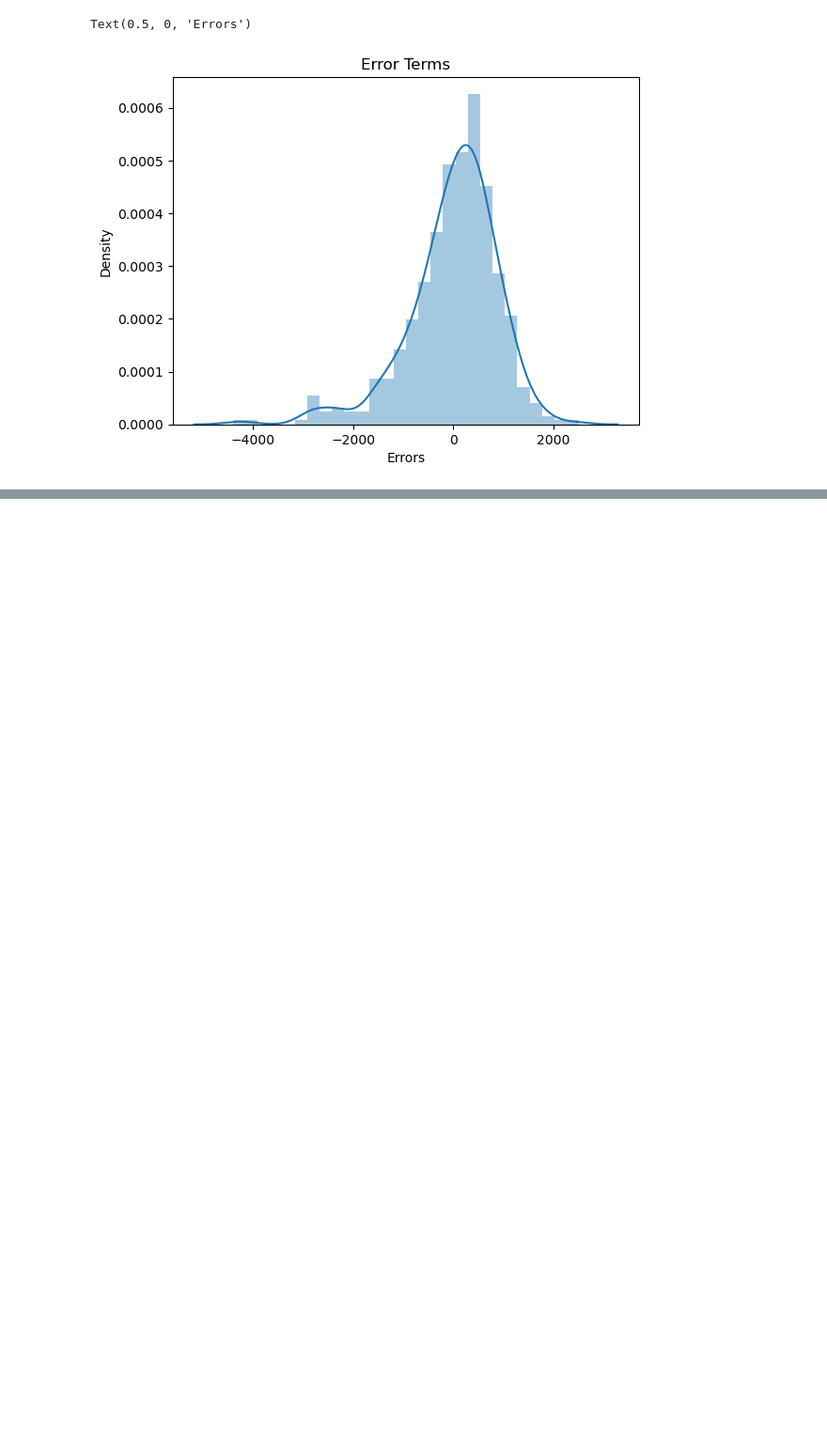
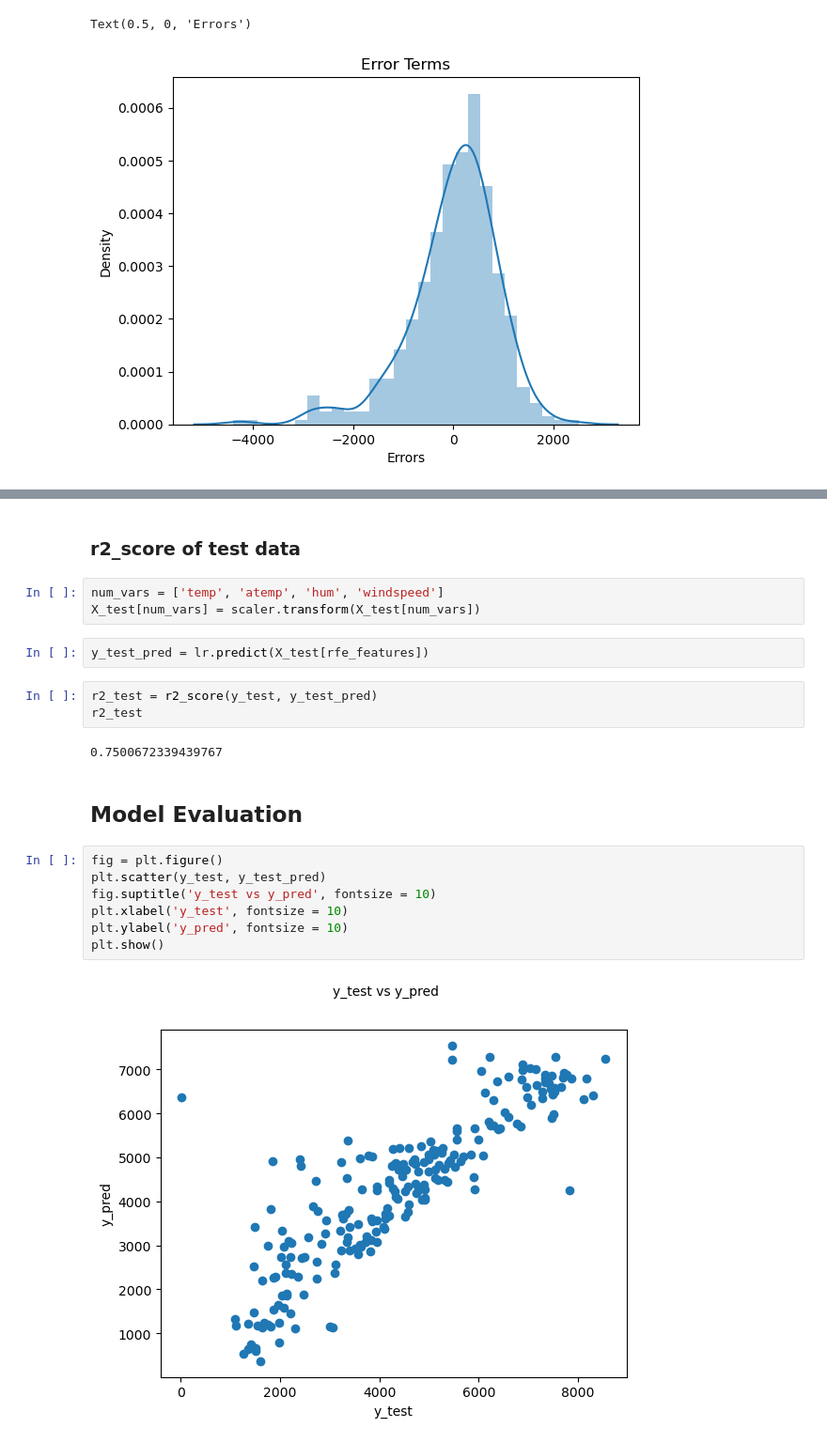
Before and after one commit to SanjayaKumarSahoo/bike-sharing-case-study, a Jupyter notebook: bike-sharring.ipynb, the cells around one changed output, grey strips where cells are left out. Shown at 94% size. Saved outputs shown, nothing was run; the diff lists cells and outputs as text; blank space fills up the shorter version.

```diff
--- a/bike-sharring.ipynb
+++ b/bike-sharring.ipynb
@@ -1210,0 +1224,23 @@ Text(0.5, 0, 'Errors')
+# %% [markdown]
+### r2_score of test data
+# %%
+num_vars = ['temp', 'atemp', 'hum', 'windspeed']
+X_test[num_vars] = scaler.transform(X_test[num_vars])
+# %%
+y_test_pred = lr.predict(X_test[rfe_features])
+# %%
+r2_test = r2_score(y_test, y_test_pred)
+r2_test
+# %% [output]
+0.7500672339439767
+# %% [markdown]
+## Model Evaluation
+# %%
+fig = plt.figure()
+plt.scatter(y_test, y_test_pred)
+fig.suptitle('y_test vs y_pred', fontsize = 10)
+plt.xlabel('y_test', fontsize = 10)
+plt.ylabel('y_pred', fontsize = 10)
+plt.show()
+# %% [output]
+[figure, added]
```
Also changed, not shown: parts of 80 cells of this notebook.
